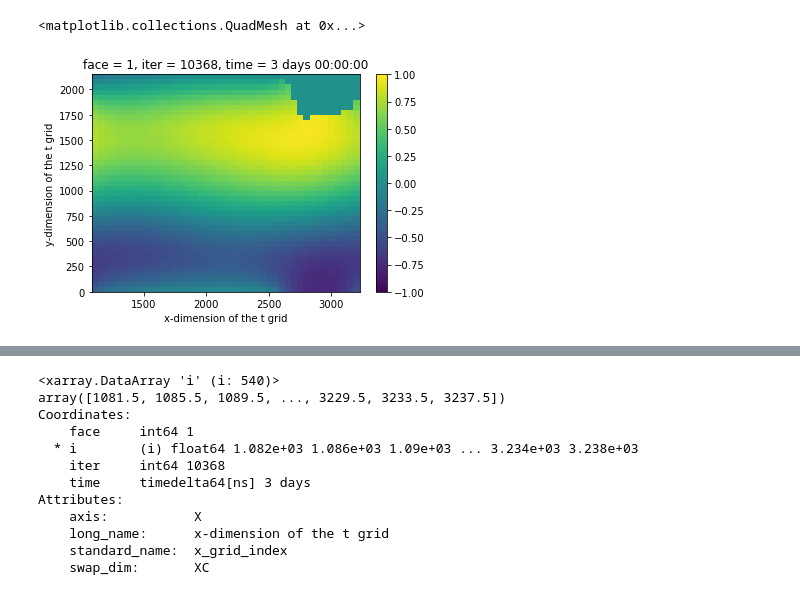
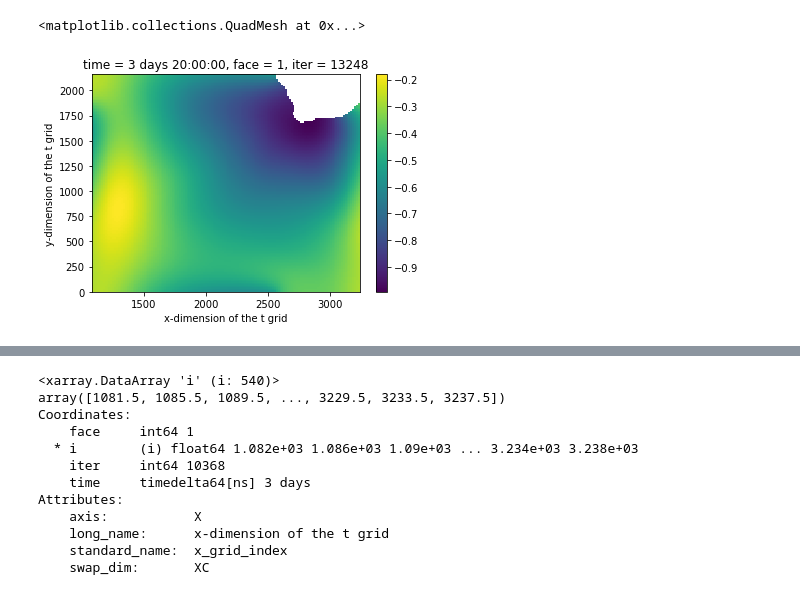
Before and after one commit to cspencerjones/separating-balanced, a Jupyter notebook: python/try_gcm_filters.ipynb, the cells around one changed output, grey strips where cells are left out. Cells and saved outputs as stored; diff of their text form; code cells hidden in the pictures.

Commit message:
frequancy-wn filtering

```diff
--- a/python/try_gcm_filters.ipynb
+++ b/python/try_gcm_filters.ipynb
@@ -70,0 +23,14 @@ Attributes: (0)
+# %%
+#u_merged = xr.open_zarr('/swot/SUM01/spencer/swot_agulhas_surf/uvel.zarr',decode_cf=False)
+#v_merged = xr.open_zarr('/swot/SUM01/spencer/swot_agulhas_surf/vvel.zarr',decode_cf=False)
+eta_merged = xr.open_zarr('/swot/SUM02/spencer/swot_agulhas_surf/eta_long.zarr')#,decode_cf=False)
+
+eta_merged = eta_merged.isel(time=slice(1,1800))
+#u_merged = u_merged.isel(time=slice(1,1800))
+#v_merged = v_merged.isel(time=slice(1,1800))
+
+#eta_merged = eta_merged.drop_vars('time')
+# %%
+#eta_mean = eta_merged.Eta.mean('time')
+#eta_mean.to_dataset().to_zarr('/swot/SUM02/spencer/swot_agulhas_surf/eta_mean.zarr', append_dim='time')
+eta_mean = xr.open_zarr('/swot/SUM02/spencer/swot_agulhas_surf/eta_mean.zarr').Eta
@@ -71,21 +49,23 @@ Attributes: (0)
+# %%
+eta = eta_merged.Eta.astype(np.float64)-eta_mean
 # %%
 wet_mask=xr.ones_like(eta)
 wet_mask=wet_mask.where(eta!=0,0)
 # %%
-cor_fac = 50
-eta_coarsened = eta.coarsen(i=cor_fac, j=cor_fac, boundary="trim").mean(keep_attrs=True)
-wet_mask_coarsen = wet_mask.coarsen(i=cor_fac, j=cor_fac, boundary="trim").max(keep_attrs=True)
+cor_fac = 15
+eta_coarsened = eta.where(wet_mask.isel(time=20)>0).coarsen(i=cor_fac, j=cor_fac, boundary="pad").mean(keep_attrs=True)
+wet_mask_coarsen = wet_mask.coarsen(i=cor_fac, j=cor_fac, boundary="pad").max(keep_attrs=True)
 
 filter = gcm_filters.Filter(
-    filter_scale=20,
+    filter_scale=40,
     dx_min=1,
     filter_shape=gcm_filters.FilterShape.GAUSSIAN,
     grid_type=gcm_filters.GridType.REGULAR_WITH_LAND,
-    grid_vars={'wet_mask': wet_mask_coarsen}
+    grid_vars={'wet_mask': wet_mask_coarsen.chunk({'i':-1,'j':-1,'time':1})}
 )
 filter
-eta_filtered = filter.apply(eta_coarsened, dims=['i', 'j'])
-eta_filtered.plot(x='i',vmin=-1,vmax=1)
+eta_filtered = filter.apply(eta_coarsened.chunk({'i':-1,'j':-1,'time':1}), dims=['i', 'j'])
+eta_filtered.isel(time=20).plot(x='i')
 # %% [output]
 <matplotlib.collections.QuadMesh at 0x...>
-[figure, old version]
+[figure, new version]
```
Also changed, not shown: parts of 64 cells of this notebook, 9 other files.
